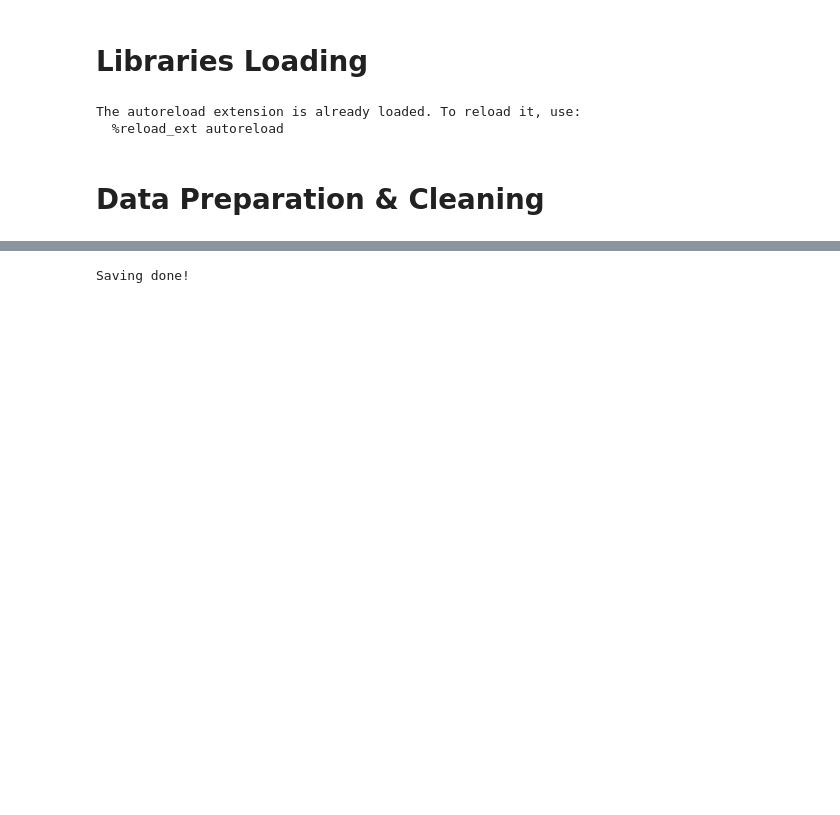
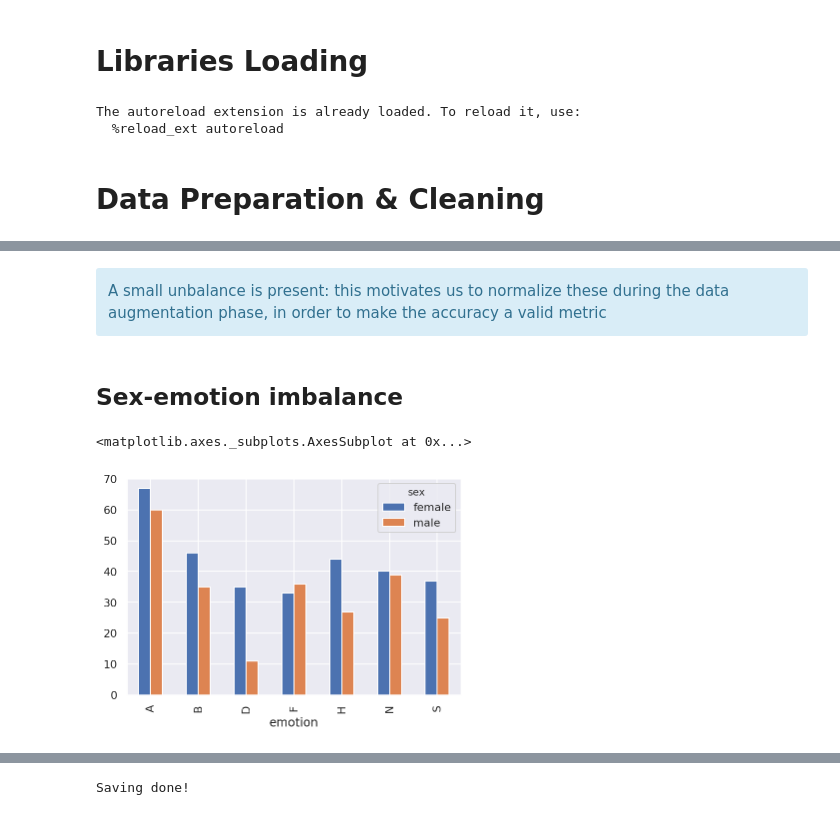
Before and after one commit to ymentha14/EmoDB, a Jupyter notebook: Report_SER.ipynb, the cells around one changed output, grey strips where cells are left out. Saved outputs shown, nothing was run; the diff lists cells and outputs as text; code cells hidden in the pictures; blank space fills up the shorter version.

```diff
--- a/Report_SER.ipynb
+++ b/Report_SER.ipynb
@@ -99,0 +144,17 @@ The autoreload extension is already loaded. To reload it, use:
+# %% [markdown]
+<div class="alert alert-block alert-info">
+A small unbalance is present: this motivates us to normalize these during the data augmentation phase, in order to make the accuracy a valid metric
+</div>
+# %% [markdown]
+## Sex-emotion imbalance
+# %%
+emo_sex = data_df.groupby(['emotion','sex'])['len']\
+         .count()\
+         .to_frame()\
+         .reset_index(level=1)\
+         .pivot(columns='sex',values='len')
+
+emo_sex.plot.bar()
+# %% [output]
+<matplotlib.axes._subplots.AxesSubplot at 0x...>
+[figure, added]
```
Also changed, not shown: parts of 52 cells of this notebook, 3 other files.
